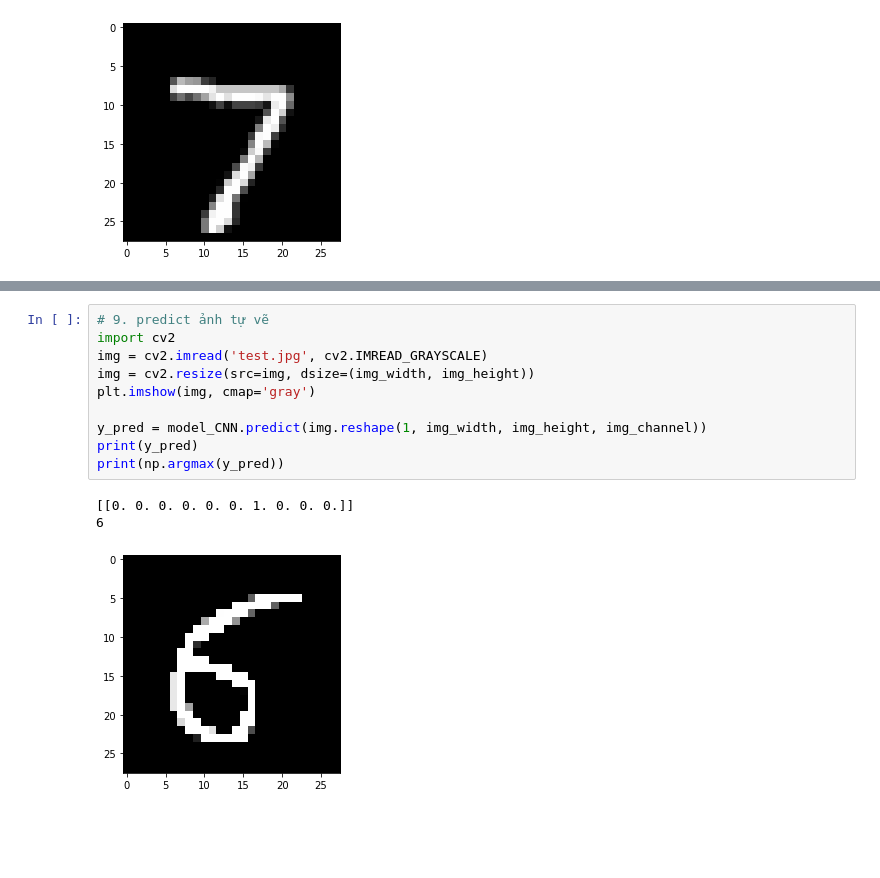
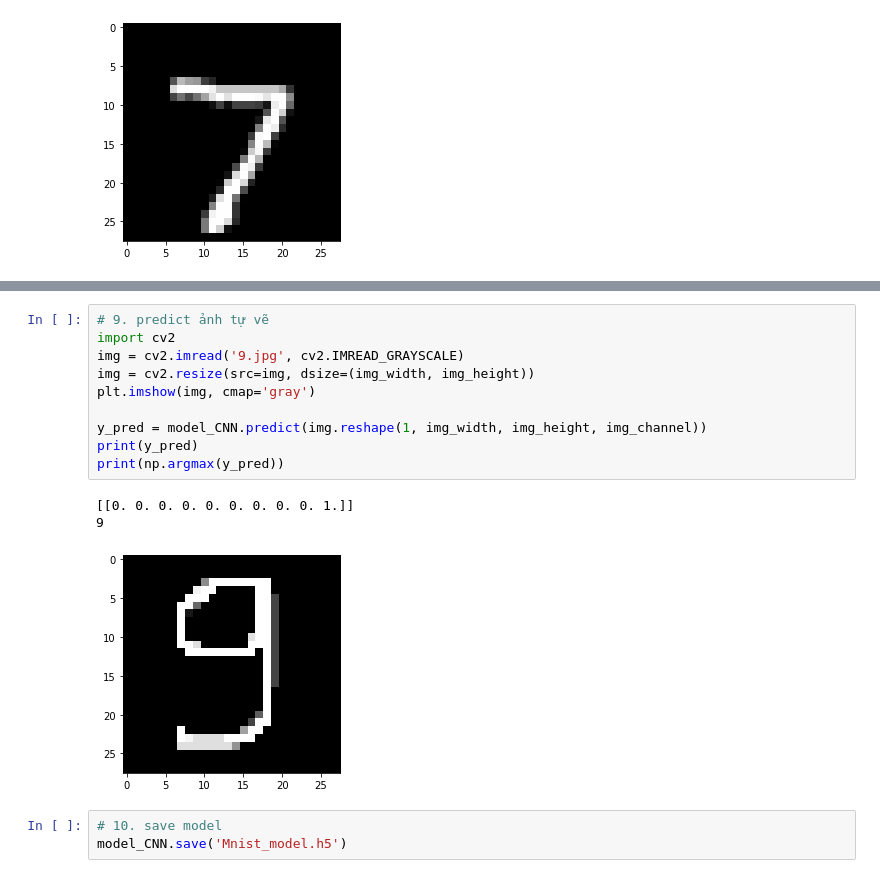
Before and after one commit to huynhspm/Basic_ML, a Jupyter notebook: Number Classification/Mnist_Project.ipynb, the cells around one changed output, grey strips where cells are left out. Drawn from its saved outputs; the diff is of its cells as text; blank space fills up the shorter version.

```diff
--- a/Number Classification/Mnist_Project.ipynb
+++ b/Number Classification/Mnist_Project.ipynb
@@ -361,14 +361,17 @@ Saving test.jpg to test.jpg
 # %%
 # 9. predict ảnh tự vẽ
 import cv2
-img = cv2.imread('test.jpg', cv2.IMREAD_GRAYSCALE)
+img = cv2.imread('9.jpg', cv2.IMREAD_GRAYSCALE)
 img = cv2.resize(src=img, dsize=(img_width, img_height))
 plt.imshow(img, cmap='gray')
 
 y_pred = model_CNN.predict(img.reshape(1, img_width, img_height, img_channel))
 print(y_pred)
 print(np.argmax(y_pred))
 # %% [output]
-[[0. 0. 0. 0. 0. 0. 1. 0. 0. 0.]]
-6
+[[0. 0. 0. 0. 0. 0. 0. 0. 0. 1.]]
+9
-[figure, old version]
+[figure, new version]
+# %%
+# 10. save model
+model_CNN.save('Mnist_model.h5')
```
Also changed, not shown: parts of 12 cells of this notebook.
